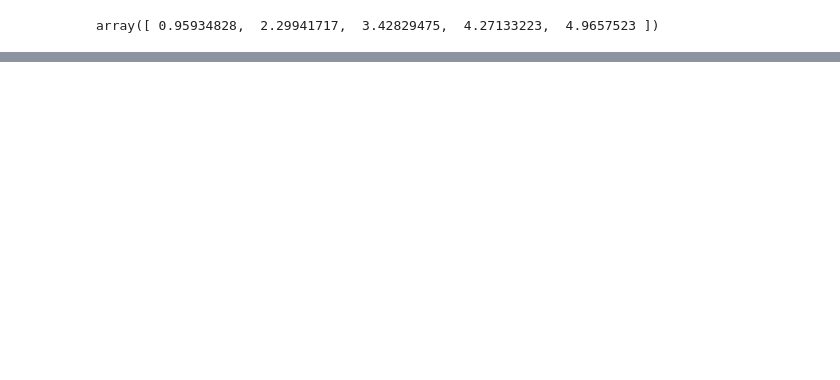
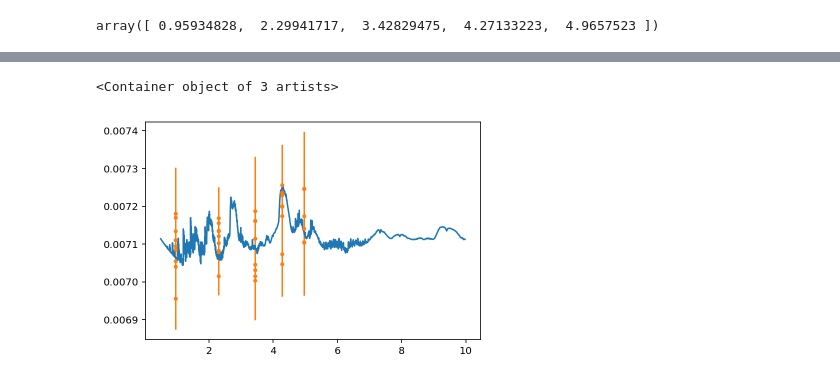
Before and after one commit to bmorris3/libra, a Jupyter notebook: notebooks/archive_fit_trans.ipynb, the cells around one changed output, grey strips where cells are left out. Cells and saved outputs as stored; diff of their text form; code cells hidden in the pictures; blank space fills up the shorter version.

```diff
--- a/notebooks/archive_fit_trans.ipynb
+++ b/notebooks/archive_fit_trans.ipynb
@@ -102,3 +264,10 @@ array([[ 0.00699227,  0.00704186,  0.00702043,  0.00708149,  0.00707361],
+# %%
+plt.plot(swl, sf * ld_factor, label='with LD')
+
+plt.errorbar(*np.loadtxt('ten_transits_b.txt', unpack=True), fmt='.')
+# %% [output]
+<Container object of 3 artists>
+[figure, added]
 # %%
 swl, sf = np.loadtxt('../libra/data/transmission/t1b_10bar_venus_clear.txt', unpack=True)
 
```
Also changed, not shown: parts of 18 cells of this notebook, 25 other files.
